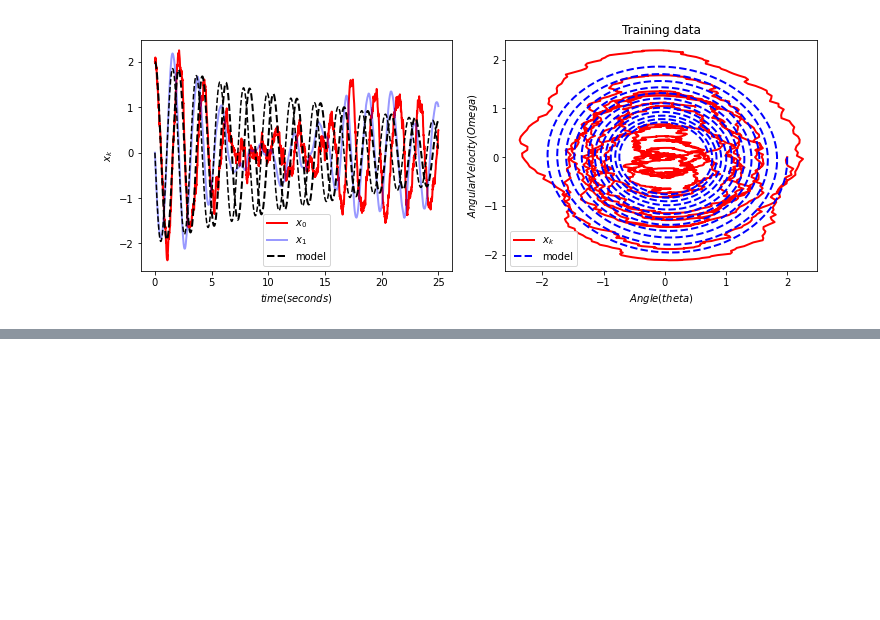
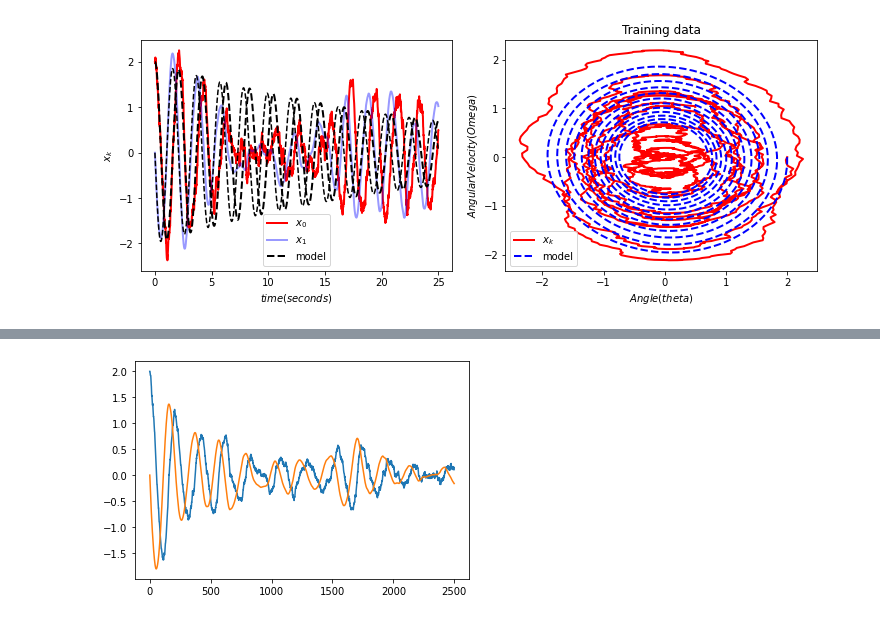
Before and after one commit to Lenfesty-b/SINDy, a Jupyter notebook: Testing.ipynb, the cells around one changed output, grey strips where cells are left out. Saved outputs shown, nothing was run; the diff lists cells and outputs as text; code cells hidden in the pictures; blank space fills up the shorter version.

```diff
--- a/Testing.ipynb
+++ b/Testing.ipynb
@@ -812,0 +859,23 @@ fig.show()
+# %%
+import numpy as np
+import sdeint
+
+A = np.array([[-0.2, 3],
+              [ -3, -0.2]])
+
+B = np.diag([0.2, 0]) # diagonal, so independent driving Wiener processes
+
+tspan = np.linspace(0.0, 25, 2500)
+x0 = np.array([2., 0])
+
+def f(x, t):
+    return A.dot(x)
+
+def G(x, t):
+    return B
+
+result = sdeint.itoint(f, G, x0, tspan)
+plt.plot(result)
+plt.show()
+# %% [output]
+[figure, added]
```
Also changed, not shown: parts of 6 cells of this notebook, 3 other files.
